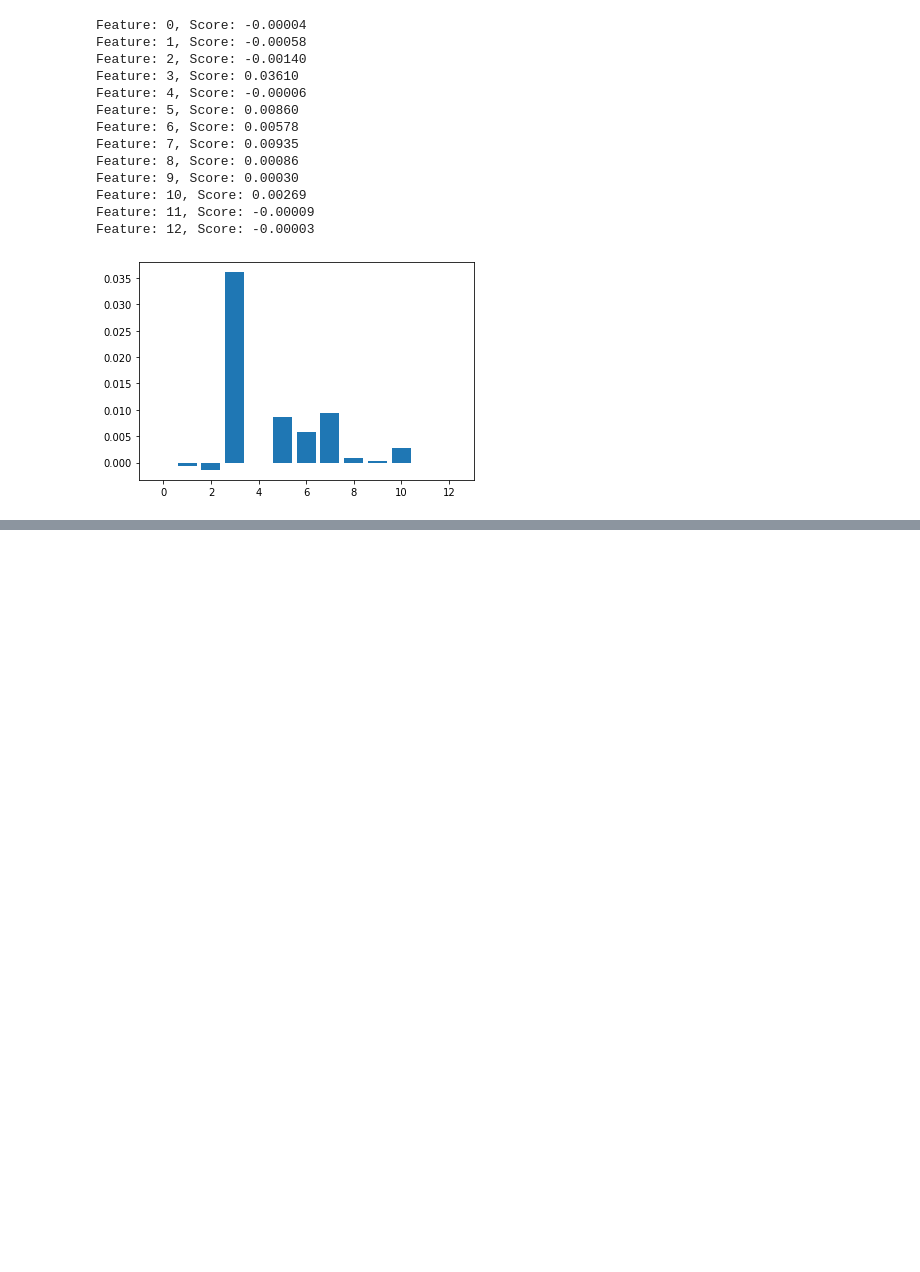
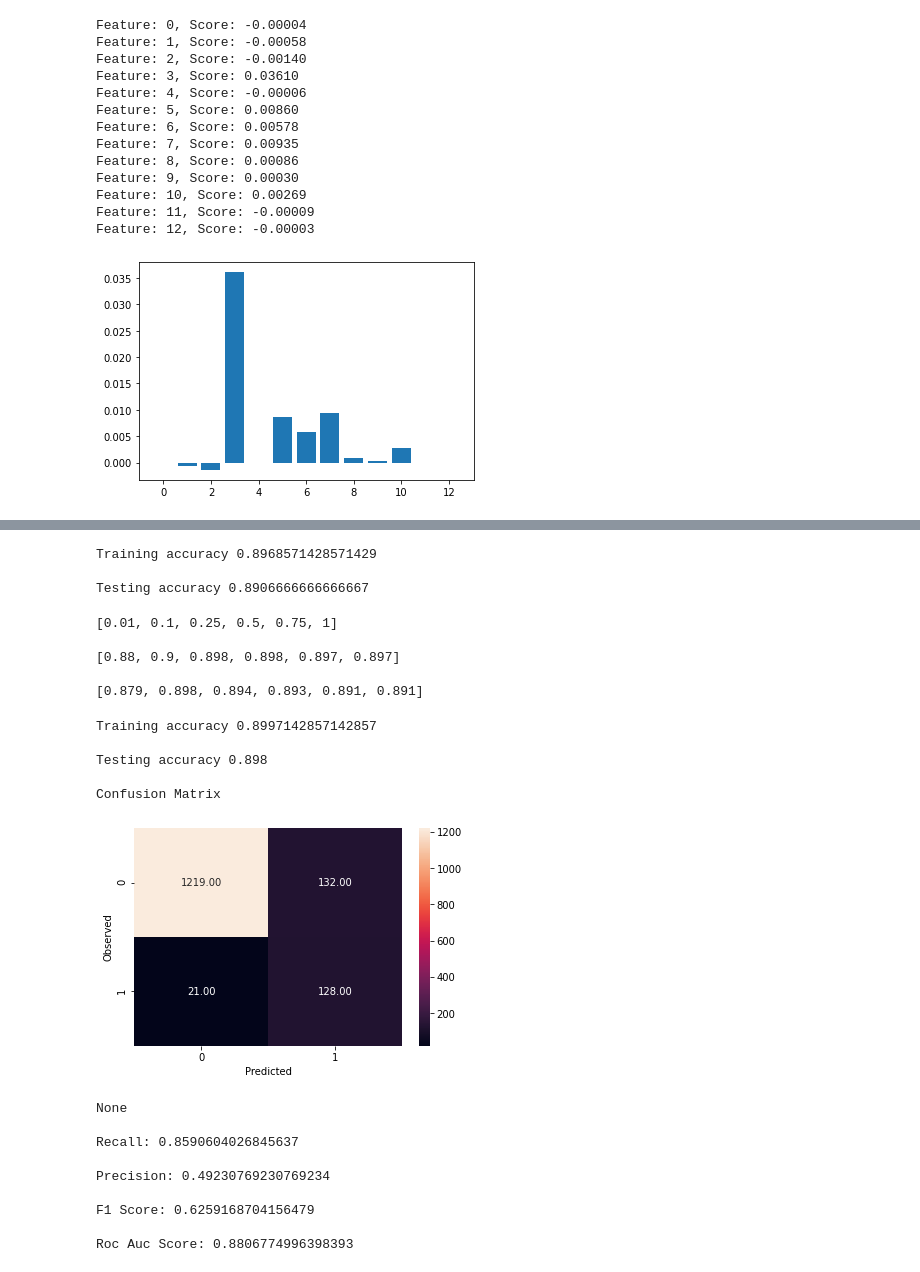
Before and after one commit to lauren-alexandra/personal-loan-campaign, a Jupyter notebook: Personal_Loan_Campaign.ipynb, the cells around one changed output, grey strips where cells are left out. Saved outputs shown, nothing was run; the diff lists cells and outputs as text; code cells hidden in the pictures; blank space fills up the shorter version.

```diff
--- a/Personal_Loan_Campaign.ipynb
+++ b/Personal_Loan_Campaign.ipynb
@@ -359,0 +402,80 @@ The average accuracy of the model is 90.8%. I believe the model can be improved
+# %%
+model = LogisticRegression(random_state=42,penalty='l1',solver='liblinear',class_weight='balanced') # changing class weight to balanced
+
+model.fit(x_train, y_train)
+
+y_predict = model.predict(x_test)
+
+print("Training accuracy",model.score(x_train,y_train))
+print()
+print("Testing accuracy",model.score(x_test, y_test))
+# %% [output]
+Training accuracy 0.8968571428571429
+
+Testing accuracy 0.8906666666666667
+# %%
+# Check different values of 'C'
+
+train_score=[]
+test_score=[]
+C = [0.01,0.1,0.25,0.5,0.75,1]
+for i in C:
+    model = LogisticRegression(random_state=42,penalty='l1', solver='liblinear',class_weight='balanced', C=i)  # changing values of C
+    model.fit(x_train, y_train)
+    y_predict = model.predict(x_test)
+    train_score.append(round(model.score(x_train,y_train),3)) # appending training accuracy in a blank list for every run of the loop
+    test_score.append(round(model.score(x_test, y_test),3))   # appending testing accuracy in a blank list for every run of the loop
+
+print(C)
+print()
+print(train_score)
+print()
+print(test_score)
+# %% [output]
+[0.01, 0.1, 0.25, 0.5, 0.75, 1]
+
+[0.88, 0.9, 0.898, 0.898, 0.897, 0.897]
+
+[0.879, 0.898, 0.894, 0.893, 0.891, 0.891]
+# %%
+def draw_cm( actual, predicted ):
+    cm = confusion_matrix( actual, predicted)
+    sns.heatmap(cm, annot=True,  fmt='.2f', xticklabels = [0,1] , yticklabels = [0,1] )
+    plt.ylabel('Observed')
+    plt.xlabel('Predicted')
+    plt.show()
+# %%
+# Final model
+model = LogisticRegression(random_state=42,penalty='l1', solver='liblinear', class_weight='balanced',C=0.1)
+model.fit(x_train, y_train)
+y_predict = model.predict(x_test)
+print("Training accuracy",model.score(x_train,y_train))
+print()
+print("Testing accuracy",model.score(x_test, y_test))
+print()
+print('Confusion Matrix')
+print(draw_cm(y_test,y_predict))
+print()
+print("Recall:",recall_score(y_test,y_predict))
+print()
+print("Precision:",precision_score(y_test,y_predict))
+print()
+print("F1 Score:",f1_score(y_test,y_predict))
+print()
+print("Roc Auc Score:",roc_auc_score(y_test,y_predict))
+# %% [output]
+Training accuracy 0.8997142857142857
+
+Testing accuracy 0.898
+
+Confusion Matrix
+[figure, added]
+None
+
+Recall: 0.8590604026845637
+
+Precision: 0.49230769230769234
+
+F1 Score: 0.6259168704156479
+
+Roc Auc Score: 0.8806774996398393
```
Also changed, not shown: parts of 14 cells of this notebook.
